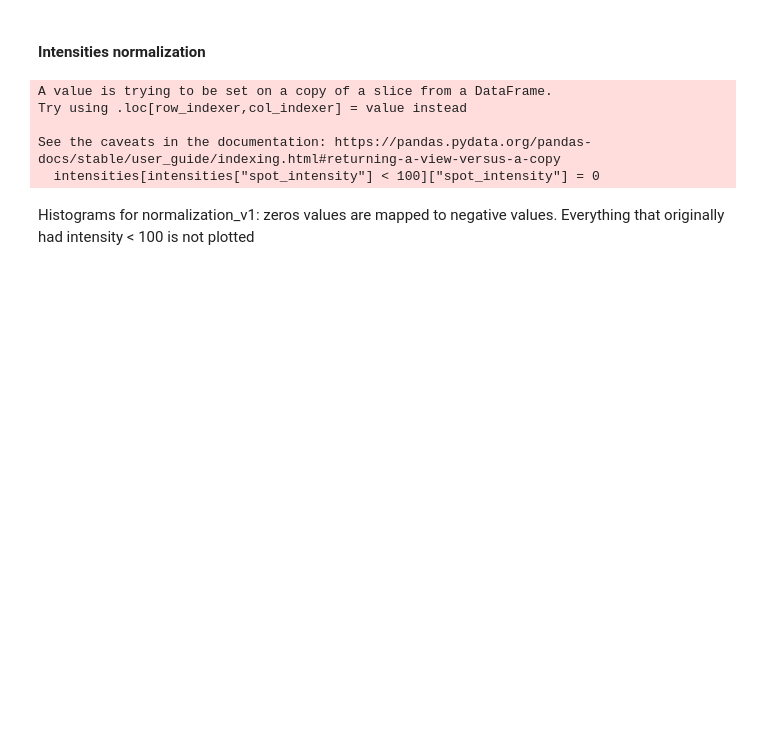
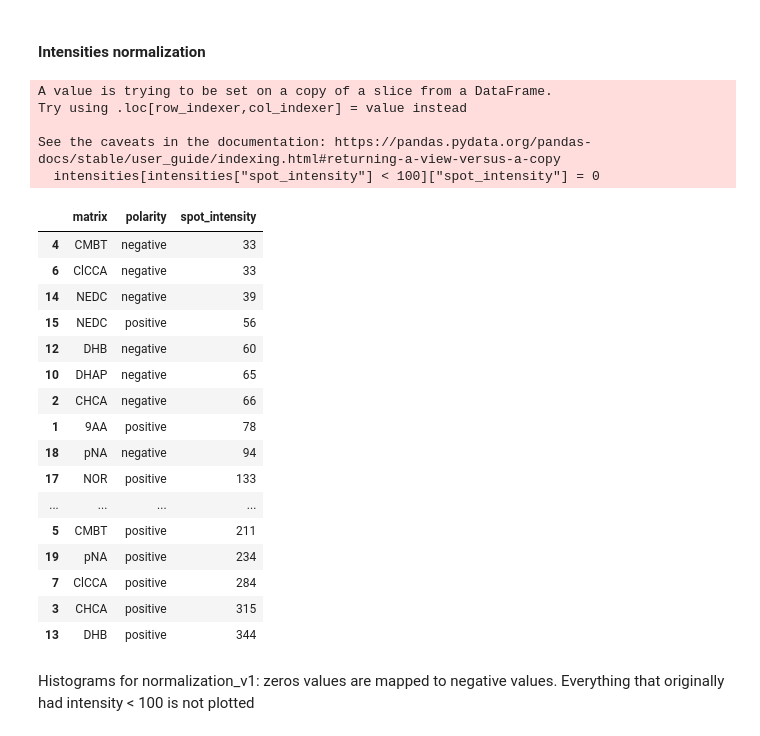
Before and after one commit to alexandrovteam/predicting-APMALDI-response, a Jupyter notebook: notebooks/visualize_data.ipynb, the cells around one changed output. Drawn from its saved outputs; the diff is of its cells as text; code cells hidden in the pictures; blank space fills up the shorter version.

```diff
--- a/notebooks/visualize_data.ipynb
+++ b/notebooks/visualize_data.ipynb
@@ -319,7 +335,7 @@ for i, ax in enumerate(axes):
 # %% [markdown]
 #### Intensities normalization
 # %%
-intensities[intensities["spot_intensity"] < 100]["spot_intensity"] = 0
+# intensities[intensities["spot_intensity"] < 100]["spot_intensity"] = 0
 
 # V1 normalization:
 intensities["norm_intensity"] = pt.fit_transform(intensities[["spot_intensity"]])
@@ -333,6 +349,27 @@ Try using .loc[row_indexer,col_indexer] = value instead
 
 See the caveats in the documentation: https://pandas.pydata.org/pandas-docs/stable/user_guide/indexing.html#returning-a-view-versus-a-copy
   intensities[intensities["spot_intensity"] < 100]["spot_intensity"] = 0
+# %%
+# intensities[intensities["spot_intensity"] < 100]["spot_intensity"] = 0
+intensities.groupby(['matrix', 'polarity'], as_index=False)["spot_intensity"].apply(lambda x: (x>100).sum()).sort_values("spot_intensity")
+# %% [output]
+|  | matrix | polarity | spot_intensity |
+| 4 | CMBT | negative | 33 |
+| 6 | ClCCA | negative | 33 |
+| 14 | NEDC | negative | 39 |
+| 15 | NEDC | positive | 56 |
+| 12 | DHB | negative | 60 |
+| 10 | DHAP | negative | 65 |
+| 2 | CHCA | negative | 66 |
+| 1 | 9AA | positive | 78 |
+| 18 | pNA | negative | 94 |
+| 17 | NOR | positive | 133 |
+| ... | ... | ... | ... |
+| 5 | CMBT | positive | 211 |
+| 19 | pNA | positive | 234 |
+| 7 | ClCCA | positive | 284 |
+| 3 | CHCA | positive | 315 |
+| 13 | DHB | positive | 344 |
 # %% [markdown]
 Histograms for normalization_v1: zeros values are mapped to negative values. Everything that originally had intensity < 100 is not plotted
 # %%
```
Also changed, not shown: parts of 1 cell of this notebook, 2 other files.
